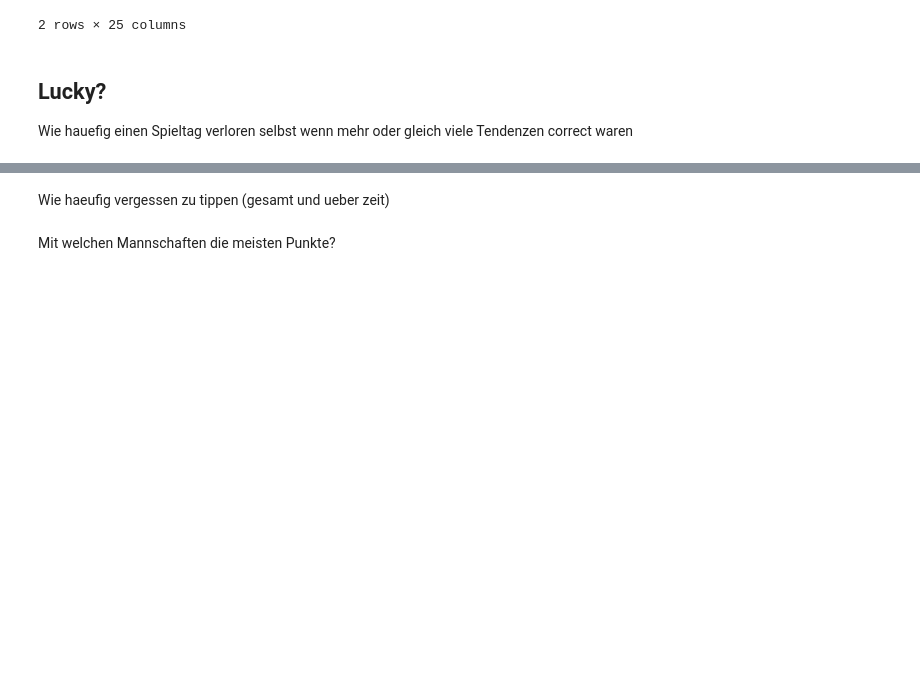
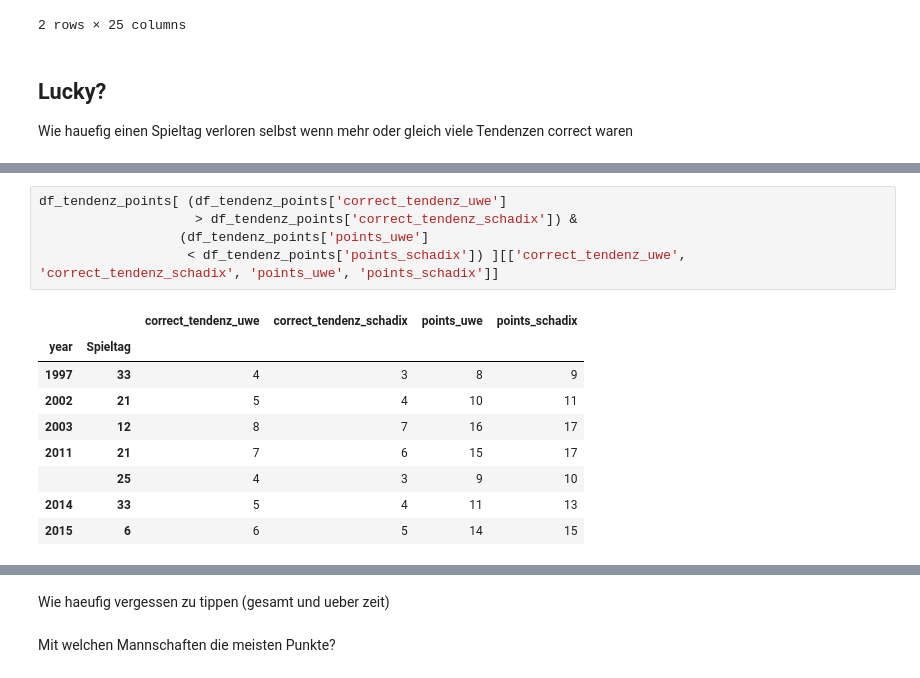
Before and after one commit to Schadix/biertoto_python, a Jupyter notebook: biertoto.ipynb, the cells around one changed output, grey strips where cells are left out. Drawn from its saved outputs; the diff is of its cells as text; blank space fills up the shorter version.

```diff
--- a/biertoto.ipynb
+++ b/biertoto.ipynb
@@ -586,0 +547,15 @@ df_tendenz_points[ (df_tendenz_points['correct_tendenz_schadix']
+# %%
+df_tendenz_points[ (df_tendenz_points['correct_tendenz_uwe']
+                    > df_tendenz_points['correct_tendenz_schadix']) &
+                  (df_tendenz_points['points_uwe']
+                   < df_tendenz_points['points_schadix']) ][['correct_tendenz_uwe', 'correct_tendenz_schadix', 'points_uwe', 'points_schadix']]
+# %% [output]
+|  |  | correct_tendenz_uwe | correct_tendenz_schadix | points_uwe | points_schadix |
+| year | Spieltag |  |  |  |  |
+| 1997 | 33 | 4 | 3 | 8 | 9 |
+| 2002 | 21 | 5 | 4 | 10 | 11 |
+| 2003 | 12 | 8 | 7 | 16 | 17 |
+| 2011 | 21 | 7 | 6 | 15 | 17 |
+|  | 25 | 4 | 3 | 9 | 10 |
+| 2014 | 33 | 5 | 4 | 11 | 13 |
+| 2015 | 6 | 6 | 5 | 14 | 15 |
```
Also changed, not shown: parts of 105 cells of this notebook.
